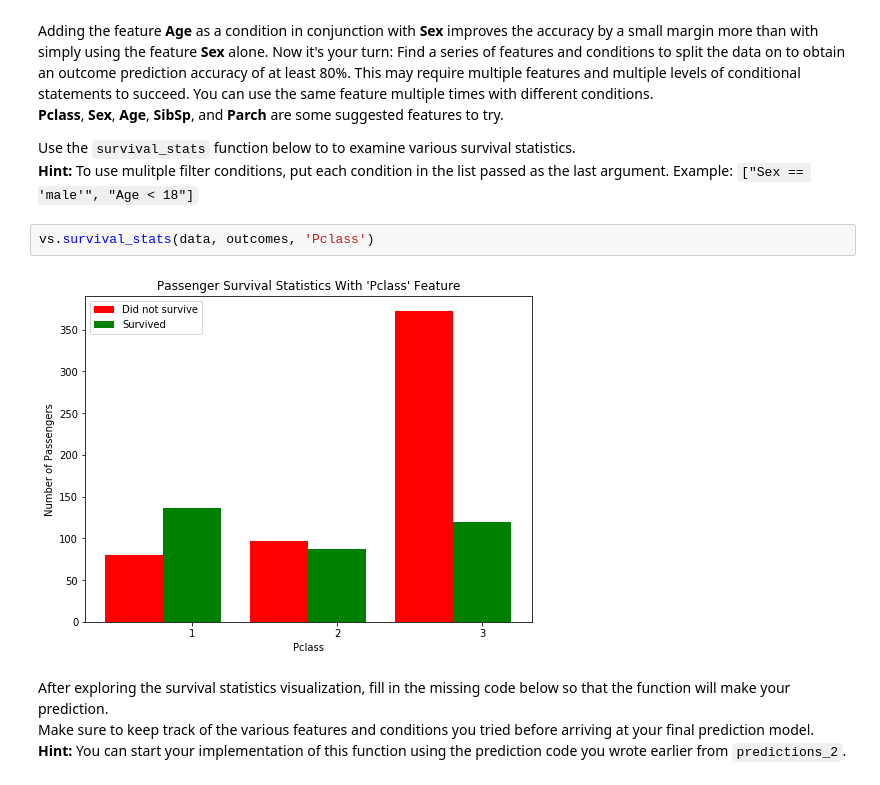
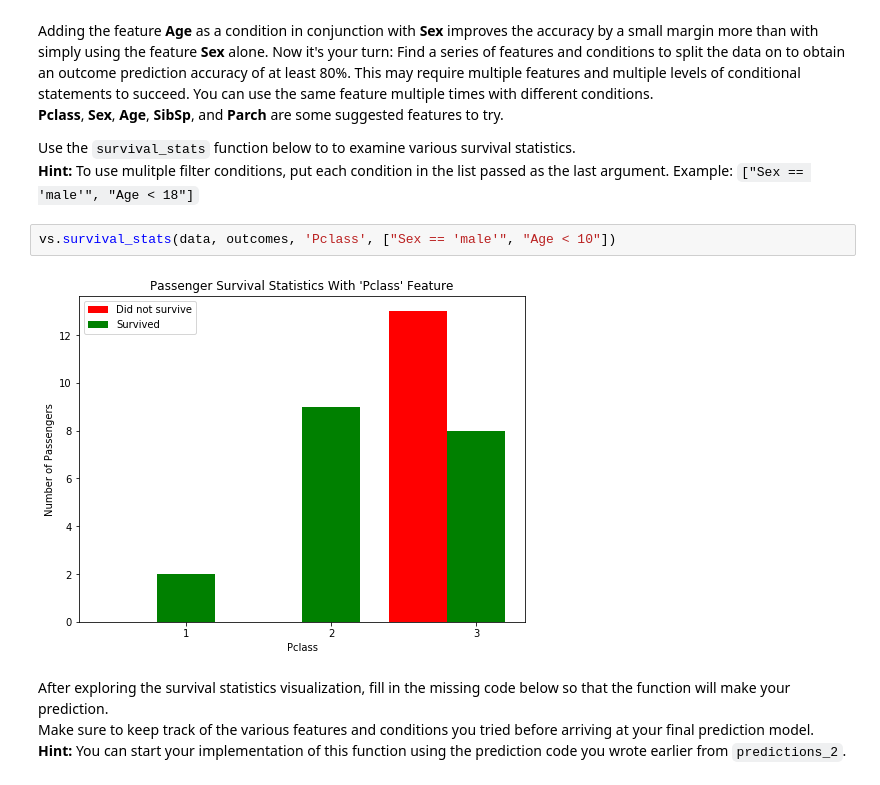
Before and after one commit to zeroohub/machine-learning, a Jupyter notebook: projects/titanic_survival_exploration/titanic_survival_exploration.ipynb, the cells around one changed output. Cells and saved outputs as stored; diff of their text form.

```diff
--- a/projects/titanic_survival_exploration/titanic_survival_exploration.ipynb
+++ b/projects/titanic_survival_exploration/titanic_survival_exploration.ipynb
@@ -213,9 +213,9 @@ Adding the feature **Age** as a condition in conjunction with **Sex** improves t
 Use the `survival_stats` function below to to examine various survival statistics.
 **Hint:** To use mulitple filter conditions, put each condition in the list passed as the last argument. Example: `["Sex == 'male'", "Age < 18"]`
 # %%
-vs.survival_stats(data, outcomes, 'Pclass')
+vs.survival_stats(data, outcomes, 'Pclass', ["Sex == 'male'", "Age < 10"])
 # %% [output]
-[figure, old version]
+[figure, new version]
 # %% [markdown]
 After exploring the survival statistics visualization, fill in the missing code below so that the function will make your prediction.
 Make sure to keep track of the various features and conditions you tried before arriving at your final prediction model.
```
Also changed, not shown: parts of 7 cells of this notebook.
